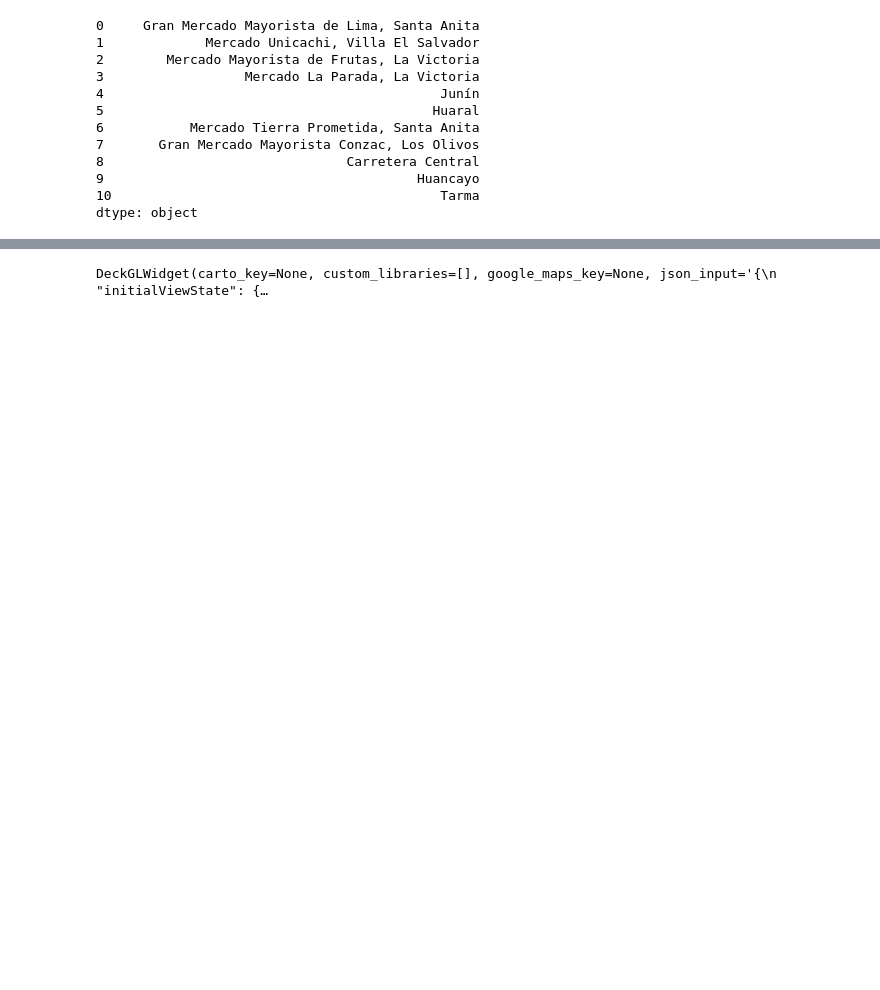
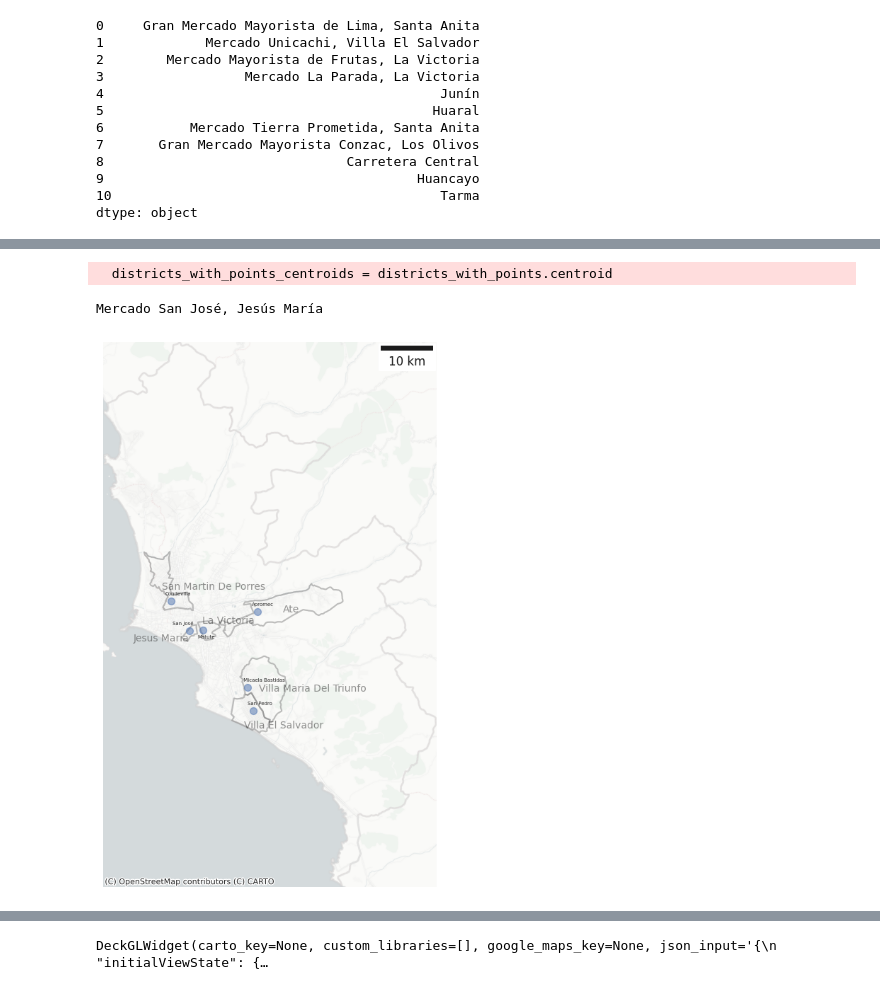
Before and after one commit to Claudio9701/mercadosCIP, a Jupyter notebook: EDA.ipynb, the cells around one changed output, grey strips where cells are left out. Saved outputs shown, nothing was run; the diff lists cells and outputs as text; code cells hidden in the pictures; blank space fills up the shorter version.

```diff
--- a/EDA.ipynb
+++ b/EDA.ipynb
@@ -273,0 +280,5 @@ import pydeck as pdk
+# %%
+# Filter districts with markets inside
+districts_with_points = districts.sjoin(mcdo_locations).drop_duplicates(subset='IDDIST')
+# %%
+mcdo_locations = mcdo_locations.drop(1)
@@ -273,0 +288,57 @@ import pydeck as pdk
+# %%
+# Calculate ScaleBar dx parameter for Lima's coordinates
+points = gpd.GeoSeries([Point(-77.0, -12.1), Point(-76.0, -12.1)], crs=4326)  # Geographic WGS 84 - degrees
+points = points.to_crs(32718) # Projected WGS 84 - meters
+distance_meters = points[0].distance(points[1])
+# %%
+districts_with_points_centroids = districts_with_points.centroid
+# %% [output]
+  districts_with_points_centroids = districts_with_points.centroid
+# %%
+ax = lima_met_smooth.plot(facecolor='none', edgecolor='lightgrey', alpha=0.5, linewidth=2, figsize=(10,10))
+districts_with_points.plot(facecolor='none', edgecolor='grey', alpha=0.5, linewidth=1.5, ax=ax)
+
+# Do not plot "El hueco ..."
+mcdo_locations.plot(color='b', alpha=0.5, markersize=50, ax=ax)
+
+texts = []
+
+for x, y, label in zip(mcdo_locations.geometry.x, mcdo_locations.geometry.y, mcdo_locations["name"].str.title()):
+    a, b = 1, 1
+    if "San Jos" in label:
+        print(label)
+        a, b = 3, 1
+
+    if "Real Plaza" in label:
+        label="Apromec, "
+        #texts.append(plt.text(x-(0.05), y+(0.01), label.split(",")[0].replace("Mercado ", "").replace("Asociacion Centro Comercial ", ""), fontsize=10))
+    if "Matute" in label:
+        a, b = 1, -1.5
+    texts.append(plt.text(x-(a*0.01), y+(b*0.01), label.split(",")[0].replace("Mercado ", "").replace("Plaza", "").replace("De ", "").replace("Asociacion Centro Comercial ", ""), fontsize=5))
+
+for x, y, label in zip(districts_with_points_centroids.geometry.x, districts_with_points_centroids.geometry.y, districts_with_points["DISTRITO"].str.title()):
+    a, b = 1, -1
+    if "Jes" in label:
+        a, b = 10, -1.5
+    if "Victo" in label:
+        a, b = 1, 1
+    if "Salvador" in label:
+        a, b = 1, -2.5
+    texts.append(plt.text(x-(a*0.01), y+(b*0.01), label, fontsize=10, alpha=0.5))
+
+
+minx, miny, maxx, maxy = lima_met_smooth.total_bounds
+margins = 0.001
+ax.set_xlim(minx-margins, maxx+margins)
+ax.set_ylim(miny-margins, maxy+margins)
+
+
+ax.add_artist(ScaleBar(distance_meters))
+
+ax.set_axis_off()
+cx.add_basemap(ax=ax, source=cx.providers.CartoDB.PositronNoLabels, crs=4326)
+
+plt.savefig('outputs/maps/mercados_encuestados.png', dpi=300, bbox_inches='tight')
+# %% [output]
+Mercado San José, Jesús María
+[figure, added]
```
Also changed, not shown: parts of 226 cells of this notebook.
